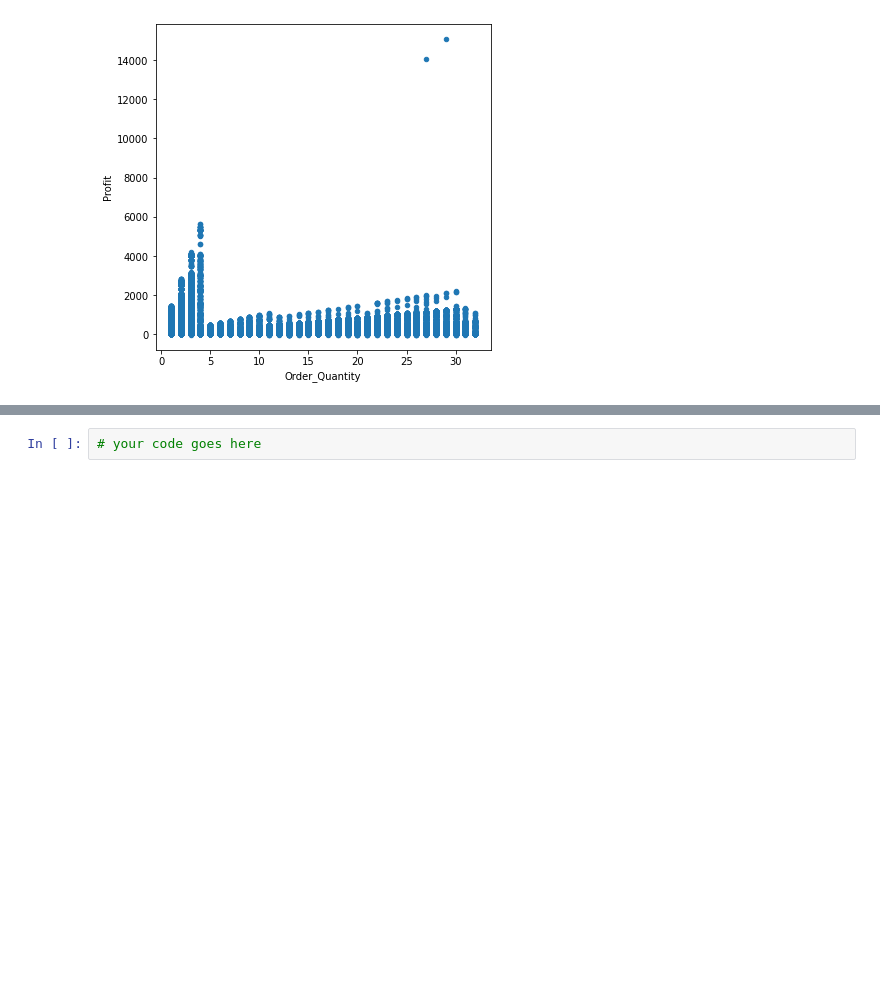
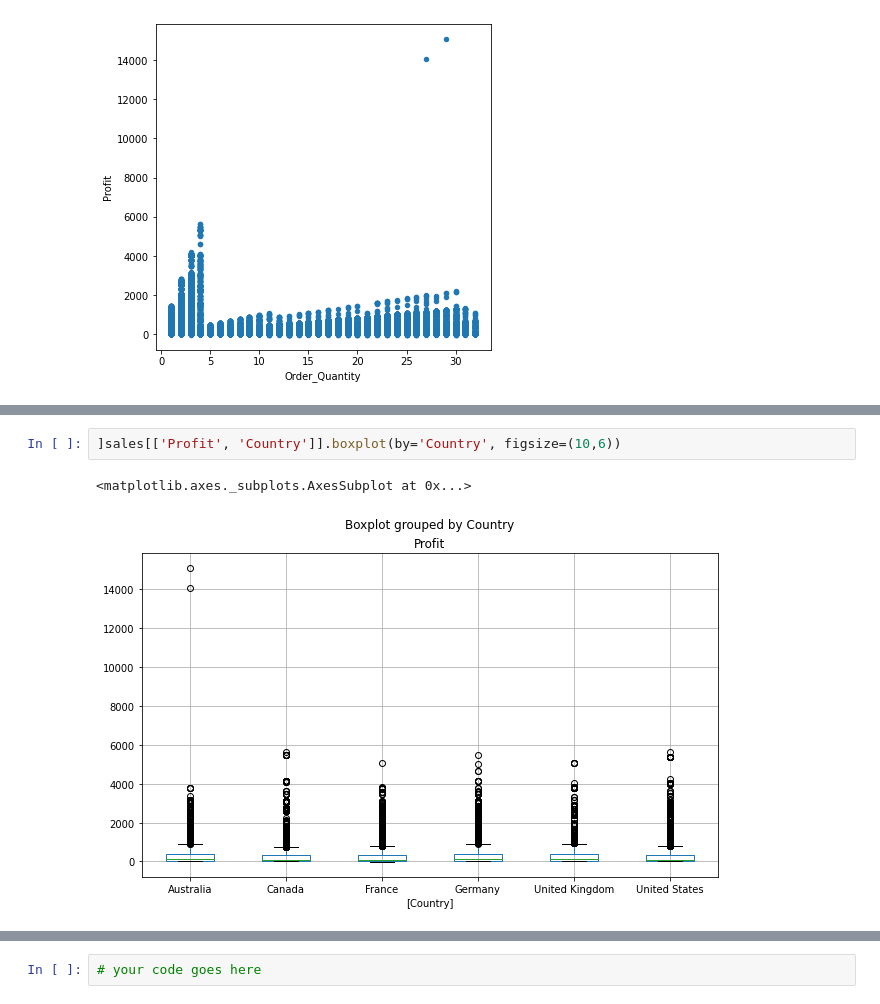
Before and after one commit to SebGonS/FCC-Data-Analysis, a Jupyter notebook: Exercises and Lessons 1-2/Exercises_1.ipynb, the cells around one changed output, grey strips where cells are left out. Drawn from its saved outputs; the diff is of its cells as text; blank space fills up the shorter version.

```diff
--- a/Exercises and Lessons 1-2/Exercises_1.ipynb
+++ b/Exercises and Lessons 1-2/Exercises_1.ipynb
@@ -453,3 +460,8 @@ sales[['Profit', 'Country']].boxplot(by='Country', figsize=(10,6))
+# %%
+]sales[['Profit', 'Country']].boxplot(by='Country', figsize=(10,6))
+# %% [output]
+<matplotlib.axes._subplots.AxesSubplot at 0x...>
+[figure, added]
 # %% [markdown]
 ![green-divider](https://user-images.githubusercontent.com/7065401/52071924-c003ad80-2562-11e9-8297-1c6595f8a7ff.png)
 
```
Also changed, not shown: parts of 14 cells of this notebook.
